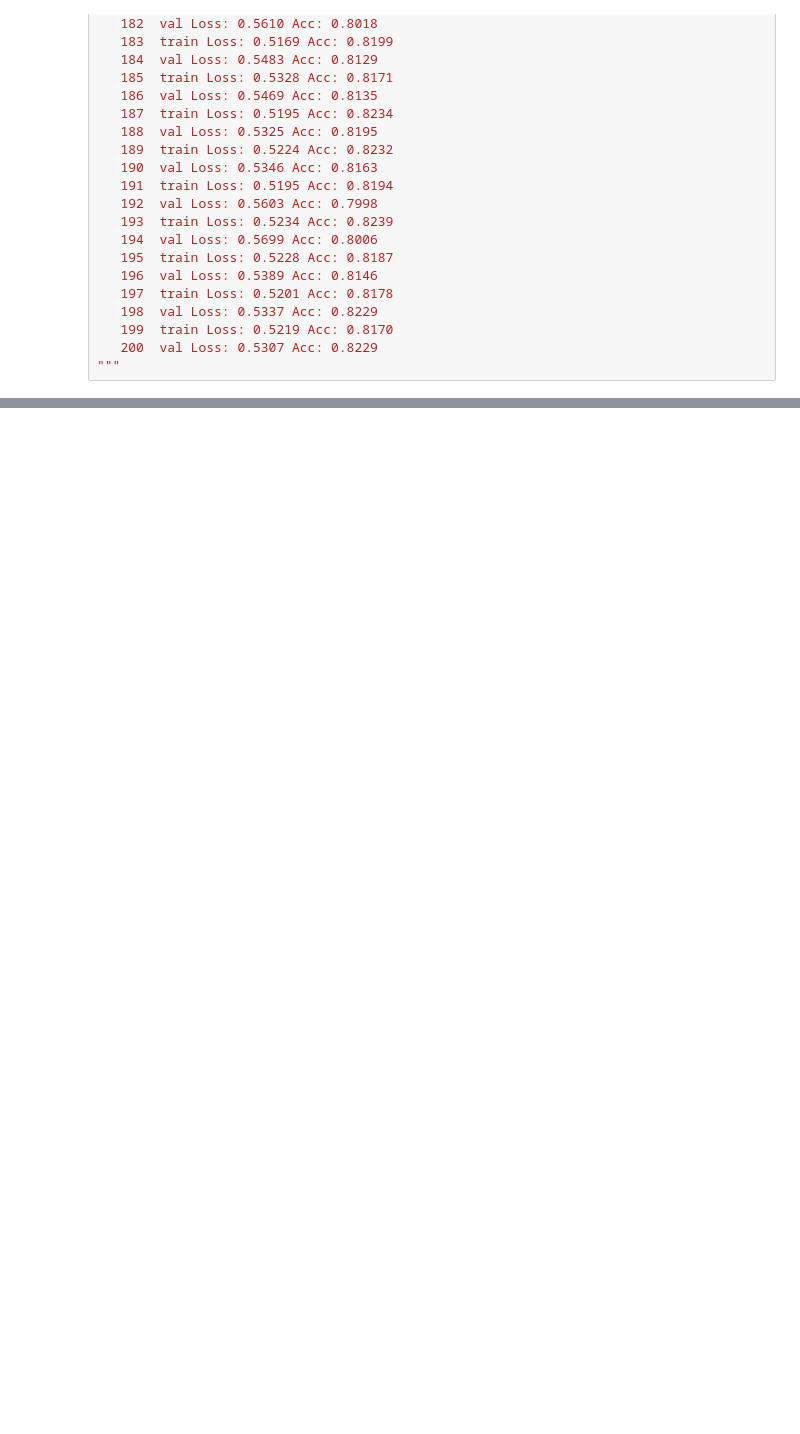
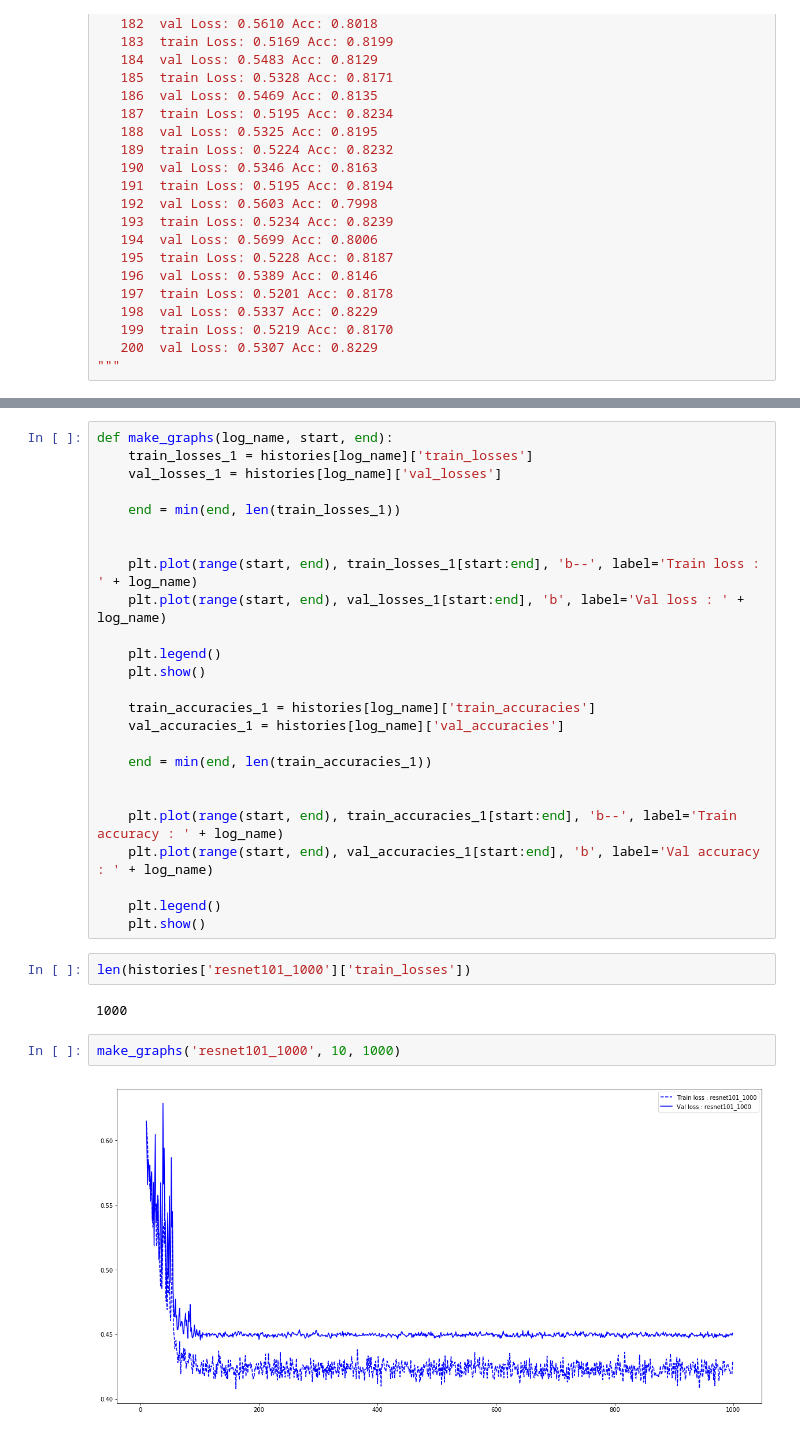
Before and after one commit to kolchinski/weeds_id, a Jupyter notebook: Loss tracking.ipynb, the cells around one changed output, grey strips where cells are left out. Saved outputs shown, nothing was run; the diff lists cells and outputs as text; blank space fills up the shorter version.

```diff
--- a/Loss tracking.ipynb
+++ b/Loss tracking.ipynb
@@ -339,3 +1213,36 @@ for name, log in logs.items():
         else:
             histories[name]['val_losses'].append(loss)
             histories[name]['val_accuracies'].append(accuracy)
+# %%
+def make_graphs(log_name, start, end):
+    train_losses_1 = histories[log_name]['train_losses']
+    val_losses_1 = histories[log_name]['val_losses']
+
+    end = min(end, len(train_losses_1))
+
+
+    plt.plot(range(start, end), train_losses_1[start:end], 'b--', label='Train loss : ' + log_name)
+    plt.plot(range(start, end), val_losses_1[start:end], 'b', label='Val loss : ' + log_name)
+
+    plt.legend()
+    plt.show()
+
+    train_accuracies_1 = histories[log_name]['train_accuracies']
+    val_accuracies_1 = histories[log_name]['val_accuracies']
+
+    end = min(end, len(train_accuracies_1))
+
+
+    plt.plot(range(start, end), train_accuracies_1[start:end], 'b--', label='Train accuracy : ' + log_name)
+    plt.plot(range(start, end), val_accuracies_1[start:end], 'b', label='Val accuracy : ' + log_name)
+
+    plt.legend()
+    plt.show()
+# %%
+len(histories['resnet101_1000']['train_losses'])
+# %% [output]
+1000
+# %%
+make_graphs('resnet101_1000', 10, 1000)
+# %% [output]
+[figure, added]
```
Also changed, not shown: parts of 12 cells of this notebook, 1 other file.
